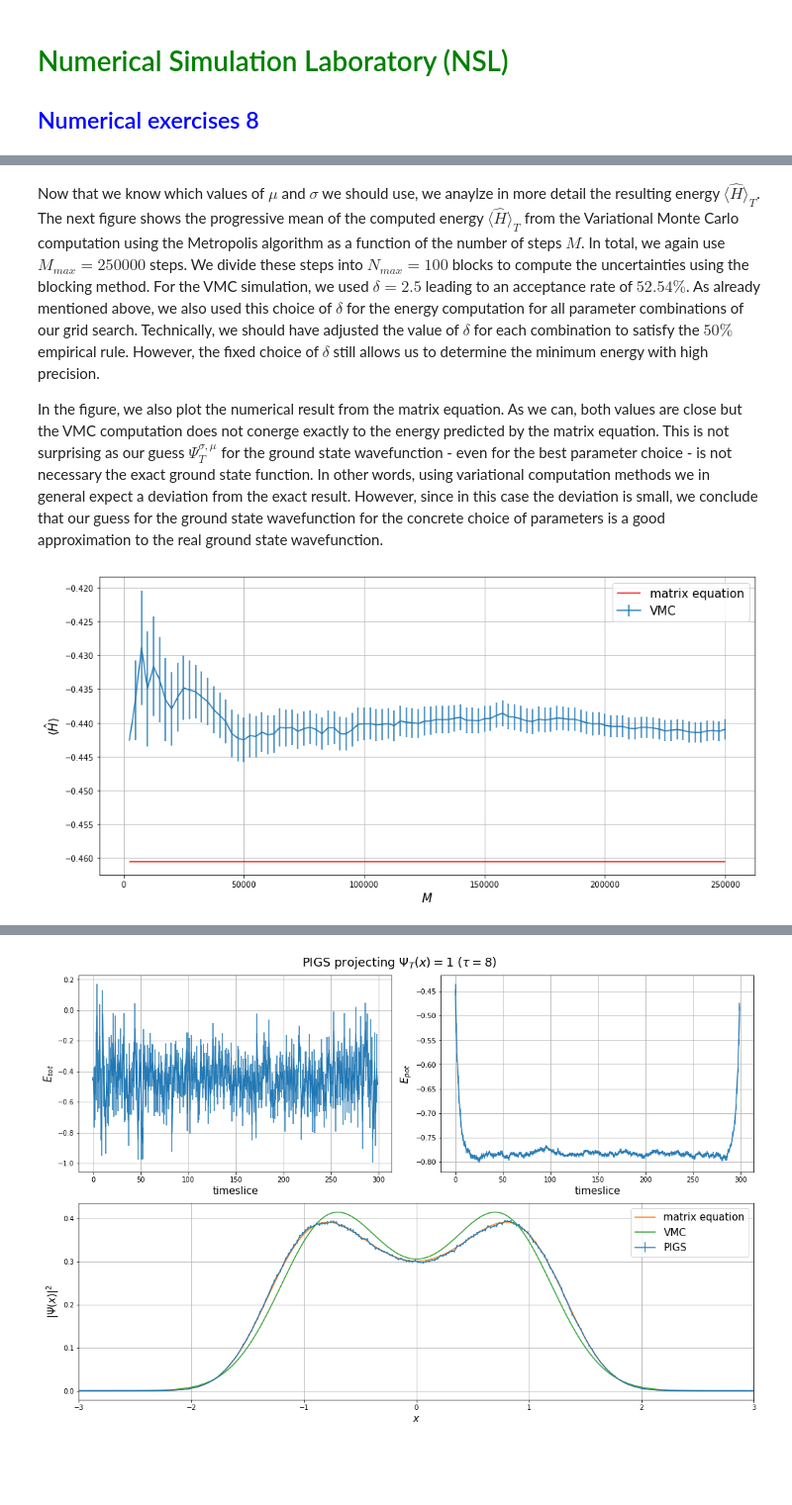
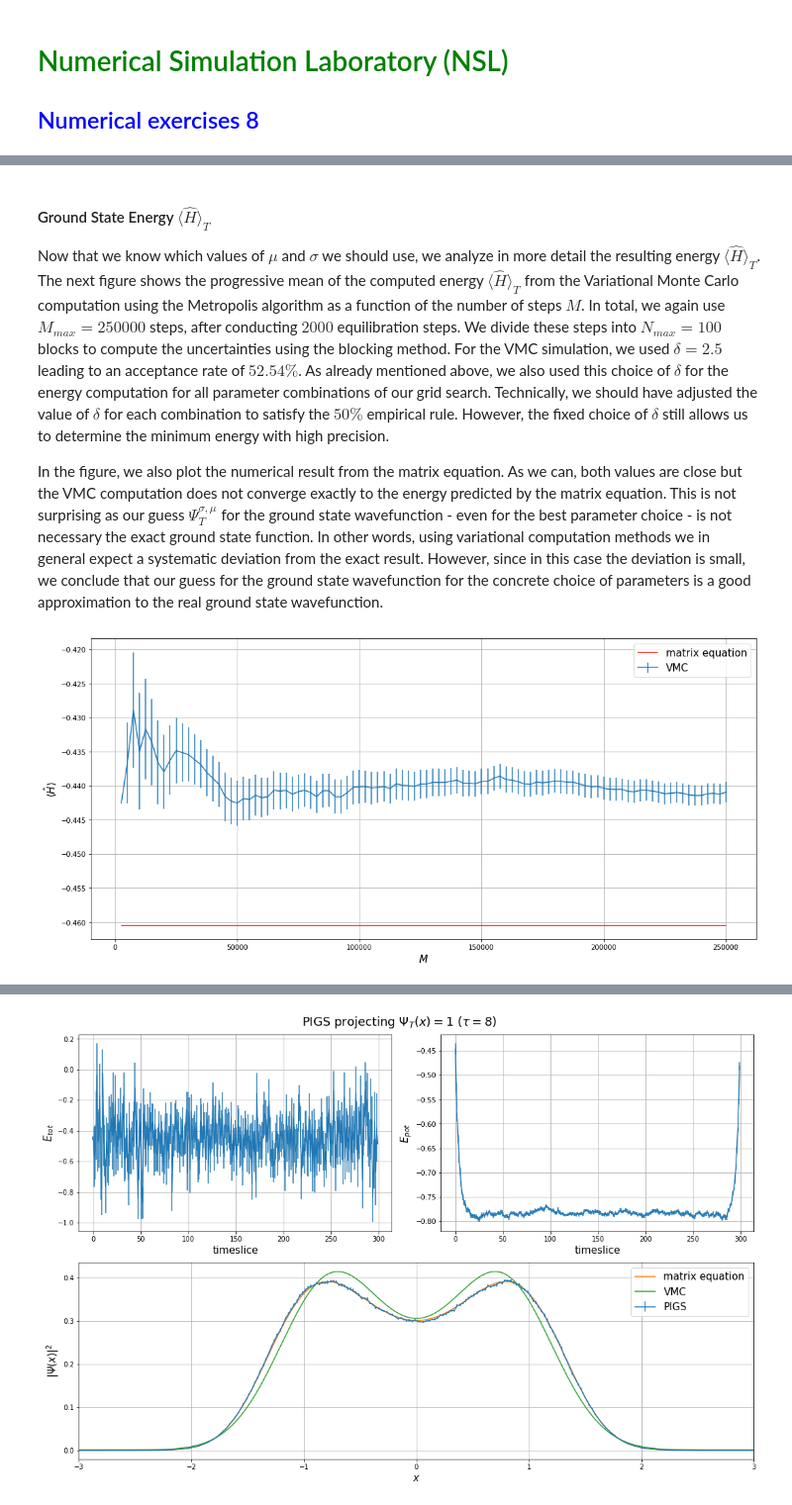
Before and after one commit to lukas-hermans/LSN_exercises, a Jupyter notebook: ex8/LSN_Exercises_08.ipynb, the cells around one changed output, grey strips where cells are left out. Shown at 99% size. Saved outputs shown, nothing was run; the diff lists cells and outputs as text; code cells hidden in the pictures; blank space fills up the shorter version.

```diff
--- a/ex8/LSN_Exercises_08.ipynb
+++ b/ex8/LSN_Exercises_08.ipynb
@@ -141,23 +147,26 @@ Minimum values are:
         mu = 0.786
         sigma = 0.622
 # %% [markdown]
-Now that we know which values of $\mu$ and $\sigma$ we should use, we anaylze in more detail the resulting energy $\langle {\hat H} \rangle_T$. The next figure shows the progressive mean of the computed energy $\langle {\hat H} \rangle_T$ from the Variational Monte Carlo computation using the Metropolis algorithm as a function of the number of steps $M$. In total, we again use $M_{max}=250000$ steps. We divide these steps into $N_{max} = 100$ blocks to compute the uncertainties using the blocking method. For the VMC simulation, we used $\delta = 2.5$ leading to an acceptance rate of $52.54 \%$. As already mentioned above, we also used this choice of $\delta$ for the energy computation for all parameter combinations of our grid search. Technically, we should have adjusted the value of $\delta$ for each combination to satisfy the $50 \%$ empirical rule. However, the fixed choice of $\delta$ still allows us to determine the minimum energy with high precision.
+#### Ground State Energy $\langle {\hat H} \rangle_T$
 
-In the figure, we also plot the numerical result from the matrix equation. As we can, both values are close but the VMC computation does not conerge exactly to the energy predicted by the matrix equation. This is not surprising as our guess $\Psi_T^{\sigma,\mu}$ for the ground state wavefunction - even for the best parameter choice - is not necessary the exact ground state function. In other words, using variational computation methods we in general expect a deviation from the exact result. However, since in this case the deviation is small, we conclude that our guess for the ground state wavefunction for the concrete choice of parameters is a good approximation to the real ground state wavefunction.
+Now that we know which values of $\mu$ and $\sigma$ we should use, we analyze in more detail the resulting energy $\langle {\hat H} \rangle_T$. The next figure shows the progressive mean of the computed energy $\langle {\hat H} \rangle_T$ from the Variational Monte Carlo computation using the Metropolis algorithm as a function of the number of steps $M$. In total, we again use $M_{max}=250000$ steps, after conducting $2000$ equilibration steps. We divide these steps into $N_{max} = 100$ blocks to compute the uncertainties using the blocking method. For the VMC simulation, we used $\delta = 2.5$ leading to an acceptance rate of $52.54 \%$. As already mentioned above, we also used this choice of $\delta$ for the energy computation for all parameter combinations of our grid search. Technically, we should have adjusted the value of $\delta$ for each combination to satisfy the $50 \%$ empirical rule. However, the fixed choice of $\delta$ still allows us to determine the minimum energy with high precision.
+
+In the figure, we also plot the numerical result from the matrix equation. As we can, both values are close but the VMC computation does not converge exactly to the energy predicted by the matrix equation. This is not surprising as our guess $\Psi_T^{\sigma,\mu}$ for the ground state wavefunction - even for the best parameter choice - is not necessary the exact ground state function. In other words, using variational computation methods we in general expect a systematic deviation from the exact result. However, since in this case the deviation is small, we conclude that our guess for the ground state wavefunction for the concrete choice of parameters is a good approximation to the real ground state wavefunction.
 # %%
 # variational results
 M, E, E_err = np.loadtxt("data/VMC/E_vs_M.txt", skiprows=1, unpack=True, delimiter=",")
 
 plt.figure(figsize=(15, 7))
 plt.errorbar(M, E, E_err, label="VMC")
-plt.hlines(E_matrix, min(M), max(M), color='r', label="matrix equation")
+plt.hlines(E_0, min(M), max(M), color='r', label="matrix equation")
 
 plt.xlabel(r"$M$", size=15)
 plt.ylabel(r"$\langle {\hat H} \rangle$", size=15)
 plt.grid()
 plt.legend(fontsize=15)
 
+plt.tight_layout()
 plt.show()
 # %% [output]
-[figure, old version]
+[figure, new version]
 # %% [markdown]
```
Also changed, not shown: parts of 10 cells of this notebook, 1 other file.
